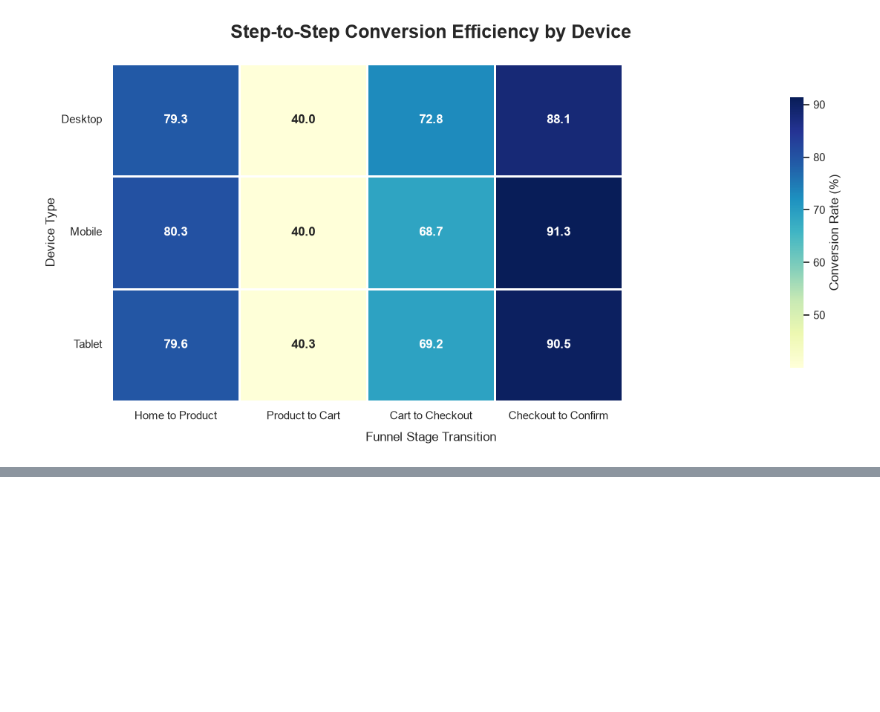
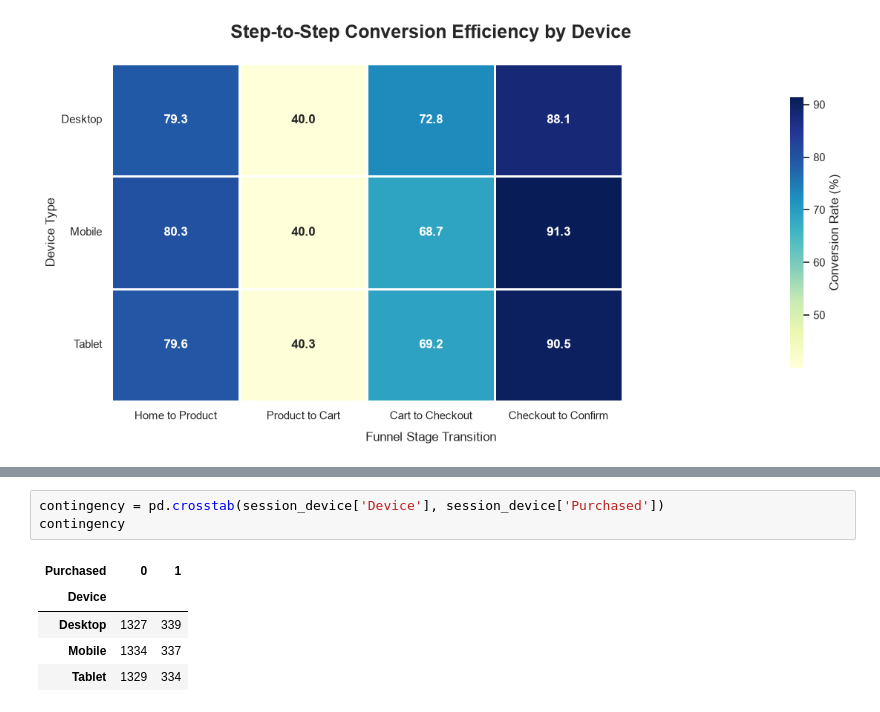
Before and after one commit to RondinellyOliveira/Funnel-Drop, a Jupyter notebook: Funnel_drop_analysis.ipynb, the cells around one changed output, grey strips where cells are left out. Drawn from its saved outputs; the diff is of its cells as text; blank space fills up the shorter version.

```diff
--- a/Funnel_drop_analysis.ipynb
+++ b/Funnel_drop_analysis.ipynb
@@ -601,0 +628,9 @@ plt.show()
+# %%
+contingency = pd.crosstab(session_device['Device'], session_device['Purchased'])
+contingency
+# %% [output]
+| Purchased | 0 | 1 |
+| Device |  |  |
+| Desktop | 1327 | 339 |
+| Mobile | 1334 | 337 |
+| Tablet | 1329 | 334 |
```
Also changed, not shown: parts of 6 cells of this notebook.
